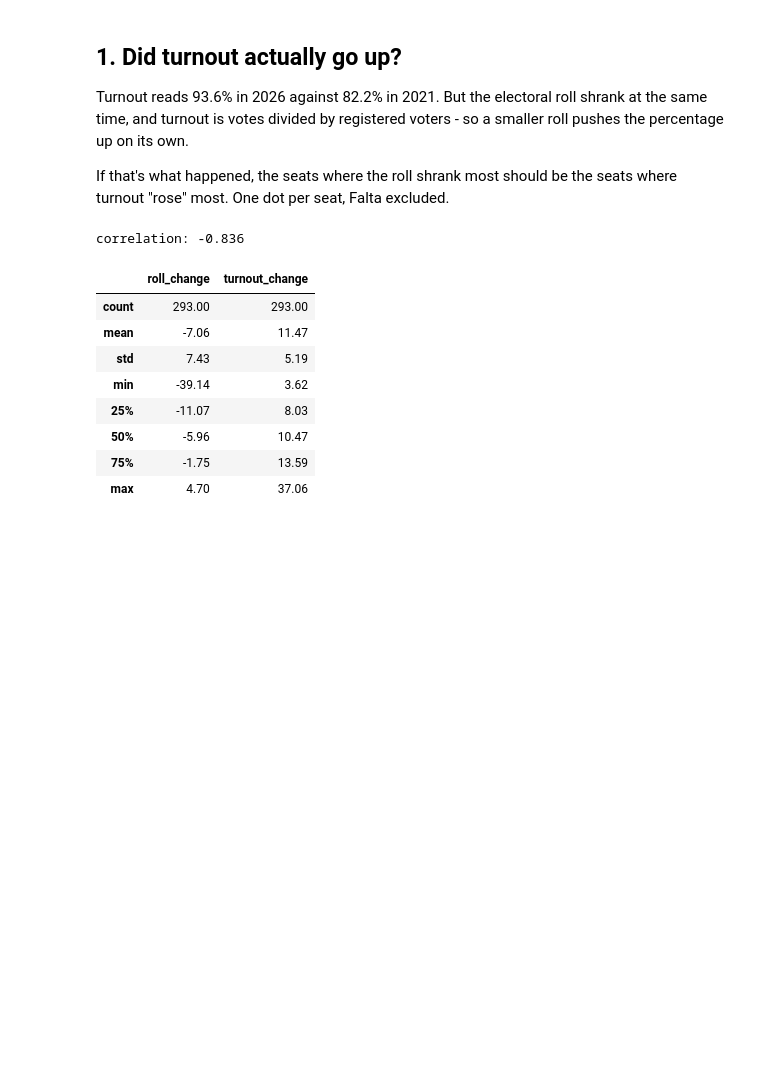
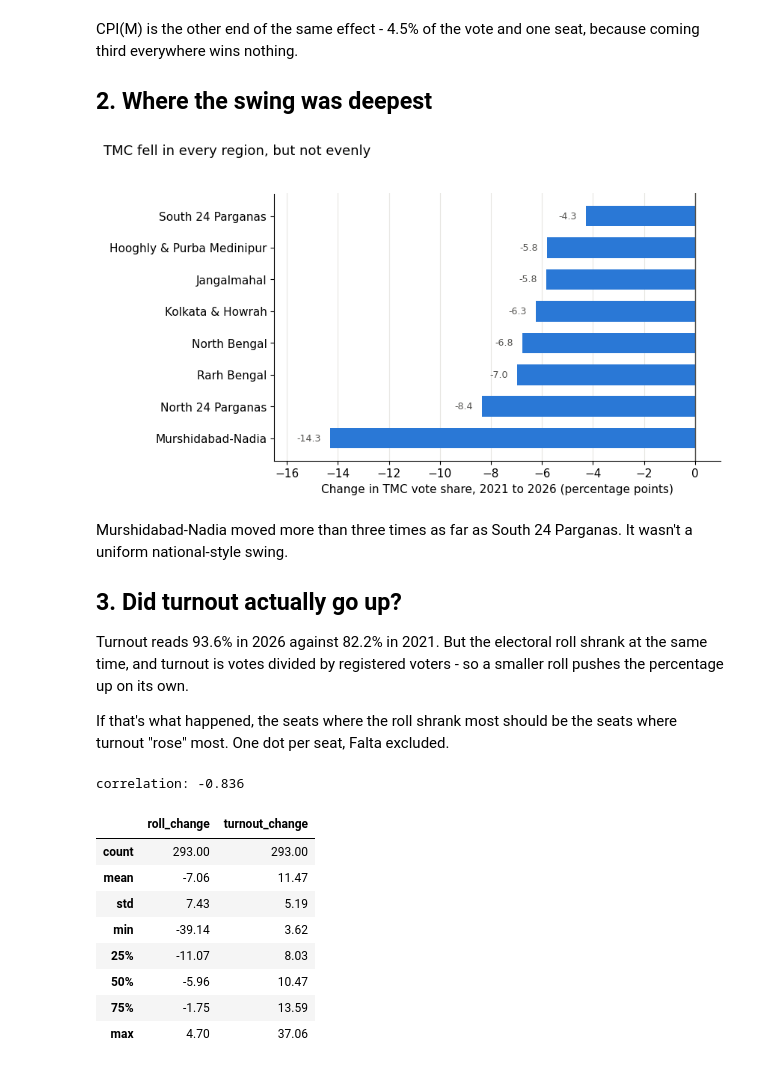
Before and after one commit to notoriouskapil/bengal-election-analysis, a Jupyter notebook: notebooks/charts.ipynb, the cells around one changed output. Cells and saved outputs as stored; diff of their text form; code cells hidden in the pictures; blank space fills up the shorter version.

```diff
--- a/notebooks/charts.ipynb
+++ b/notebooks/charts.ipynb
@@ -25,5 +75,42 @@ GREY = "#b8b6b0"
+# %% [markdown]
+CPI(M) is the other end of the same effect - 4.5% of the vote and one seat, because
+coming third everywhere wins nothing.
+
+## 2. Where the swing was deepest
+# %%
+q = '''
+WITH r AS (SELECT c.region, v.year,
+                  SUM(CASE WHEN v.party='TMC' THEN v.total_votes ELSE 0 END)*100.0/SUM(v.total_votes) AS tmc
+           FROM v_results v JOIN constituencies c ON c.ac_no=v.ac_no GROUP BY 1,2)
+SELECT region,
+       MAX(CASE WHEN year=2026 THEN tmc END) - MAX(CASE WHEN year=2021 THEN tmc END) AS swing
+FROM r GROUP BY region ORDER BY swing
+'''
+b = pd.read_sql(q, conn)
+
+fig, ax = plt.subplots(figsize=(8.5, 5))
+ax.barh(b.region, b.swing, color=BLUE, height=0.65)
+for i, row in b.iterrows():
+    ax.text(row.swing - 0.35, i, f"{row.swing:.1f}", va="center", ha="right", fontsize=9, color="#52514e")
+
+ax.axvline(0, color="#52514e", linewidth=1)
+ax.set_xlim(-16.5, 1)
+ax.set_xlabel("Change in TMC vote share, 2021 to 2026 (percentage points)")
+ax.grid(axis="x", color="#e8e7e3", linewidth=0.8)
+ax.set_axisbelow(True)
+# title on the figure, not the axes - the region labels are wide
+fig.suptitle("TMC fell in every region, but not evenly", fontsize=13, x=0.01, ha="left", y=0.97)
+
+fig.tight_layout(rect=[0, 0, 1, 0.94])
+fig.savefig("../figures/regional_swing.png", dpi=150)
+plt.show()
+# %% [output]
+[figure, added]
 # %% [markdown]
-## 1. Did turnout actually go up?
+Murshidabad-Nadia moved more than three times as far as South 24 Parganas. It
+wasn't a uniform national-style swing.
+
+## 3. Did turnout actually go up?
 
 Turnout reads 93.6% in 2026 against 82.2% in 2021. But the electoral roll shrank at
 the same time, and turnout is votes divided by registered voters - so a smaller roll
```
Also changed, not shown: parts of 7 cells of this notebook, 2 other files.
